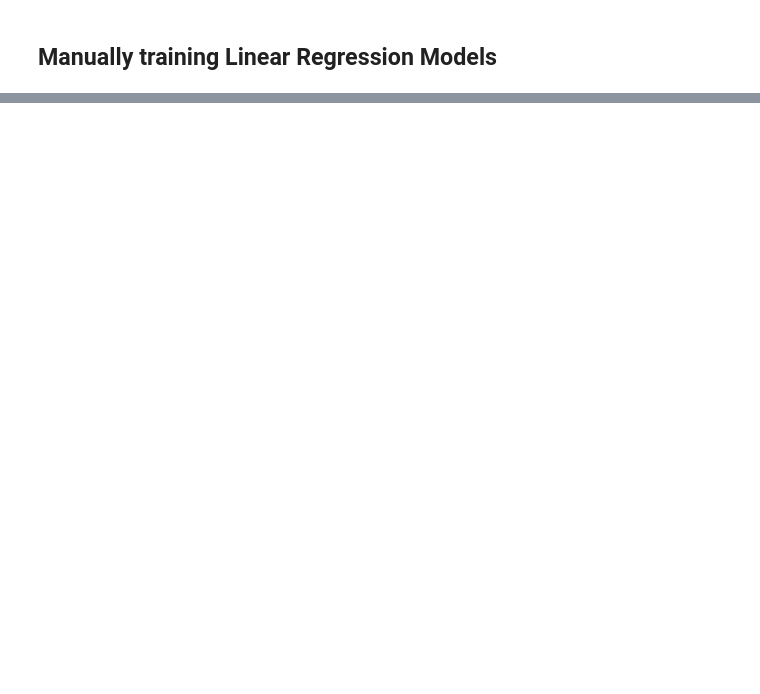
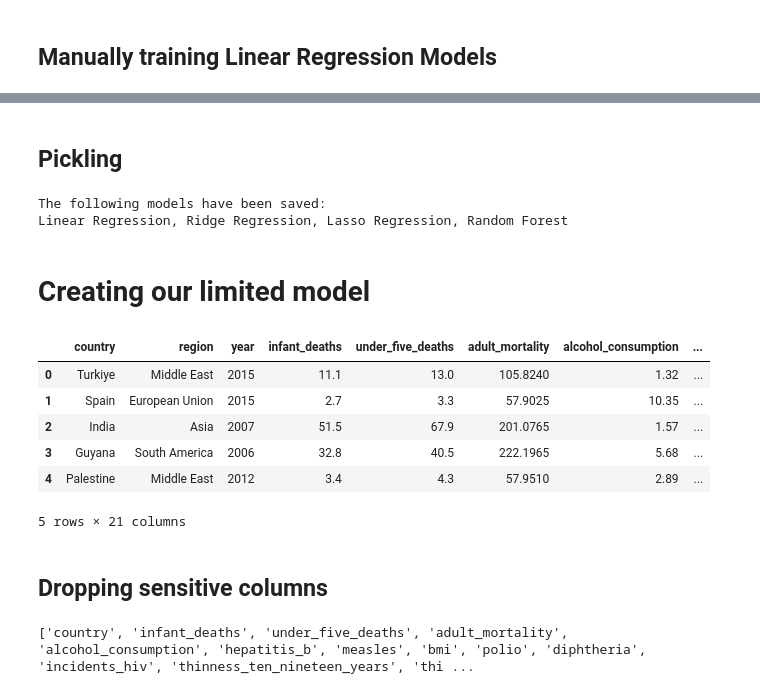
Before and after one commit to Monomil/WorldHealthOrganisation, a Jupyter notebook: EDA.ipynb, the cells around one changed output, grey strips where cells are left out. Drawn from its saved outputs; the diff is of its cells as text; code cells hidden in the pictures; blank space fills up the shorter version.

Commit message:
completed both the sensitive and insensitive model (pickled)

```diff
--- a/EDA.ipynb
+++ b/EDA.ipynb
@@ -42,3 +125,5 @@ df.columns.tolist()
+# %%
+df_sensitive = df.copy()
 # %%
 df["thinness_five_nineteen_years"] = round(((df["thinness_ten_nineteen_years"] + df["thinness_five_nine_years"]) / 2), 2)
 # %%
@@ -362,0 +575,29 @@ display(results_df)
+# %% [markdown]
+## Pickling
+# %%
+try:
+    with open("models_unbound.pkl", "wb") as f:
+        pickle.dump(models, f)
+
+    saved_models = ", ".join(models.keys())
+    print(f"The following models have been saved:\n{saved_models}")
+
+except Exception as e:
+    print(f"Model save failed: {e}")
+# %% [output]
+The following models have been saved:
+Linear Regression, Ridge Regression, Lasso Regression, Random Forest
+# %% [markdown]
+# Creating our limited model
+# %%
+df_sensitive.head()
+# %% [output]
+|  | country | region | year | infant_deaths | under_five_deaths | adult_mortality | alcohol_consumption | ... |
+| 0 | Turkiye | Middle East | 2015 | 11.1 | 13.0 | 105.8240 | 1.32 | ... |
+| 1 | Spain | European Union | 2015 | 2.7 | 3.3 | 57.9025 | 10.35 | ... |
+| 2 | India | Asia | 2007 | 51.5 | 67.9 | 201.0765 | 1.57 | ... |
+| 3 | Guyana | South America | 2006 | 32.8 | 40.5 | 222.1965 | 5.68 | ... |
+| 4 | Palestine | Middle East | 2012 | 3.4 | 4.3 | 57.9510 | 2.89 | ... |
+5 rows × 21 columns
+# %% [markdown]
+## Dropping sensitive columns
@@ -362,0 +612,4 @@ display(results_df)
+# %%
+print(sensitive_columns)
+# %% [output]
+['country', 'infant_deaths', 'under_five_deaths', 'adult_mortality', 'alcohol_consumption', 'hepatitis_b', 'measles', 'bmi', 'polio', 'diphtheria', 'incidents_hiv', 'thinness_ten_nineteen_years', 'thi ...
```
Also changed, not shown: parts of 44 cells of this notebook, 2 other files.
